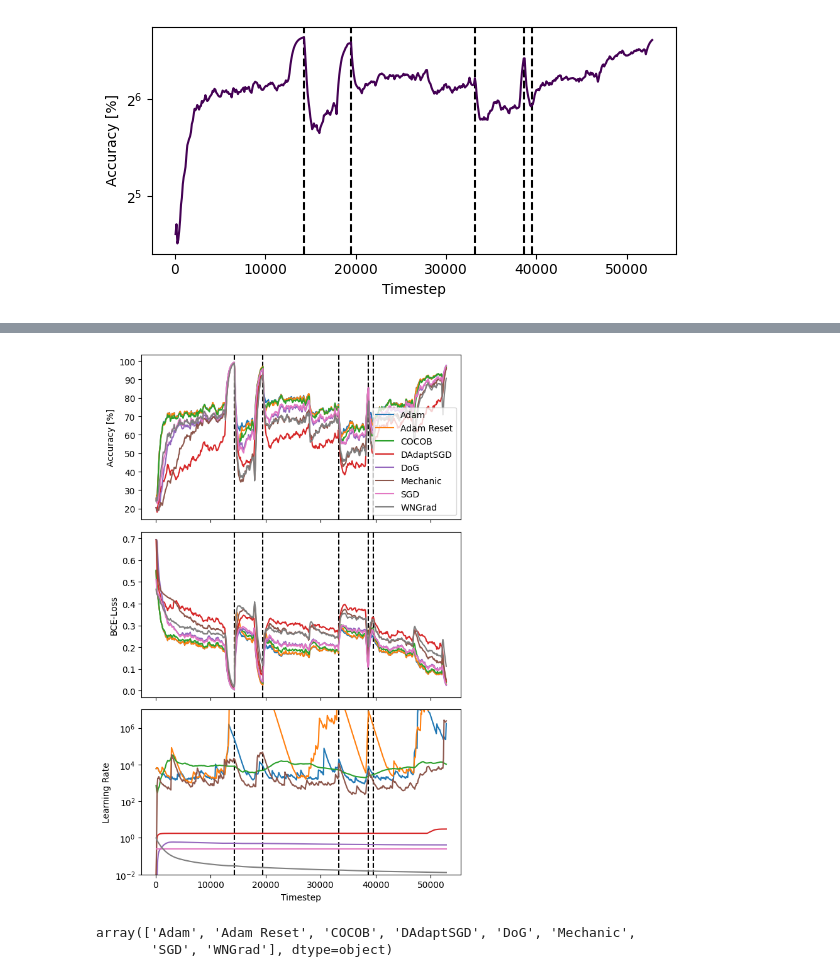
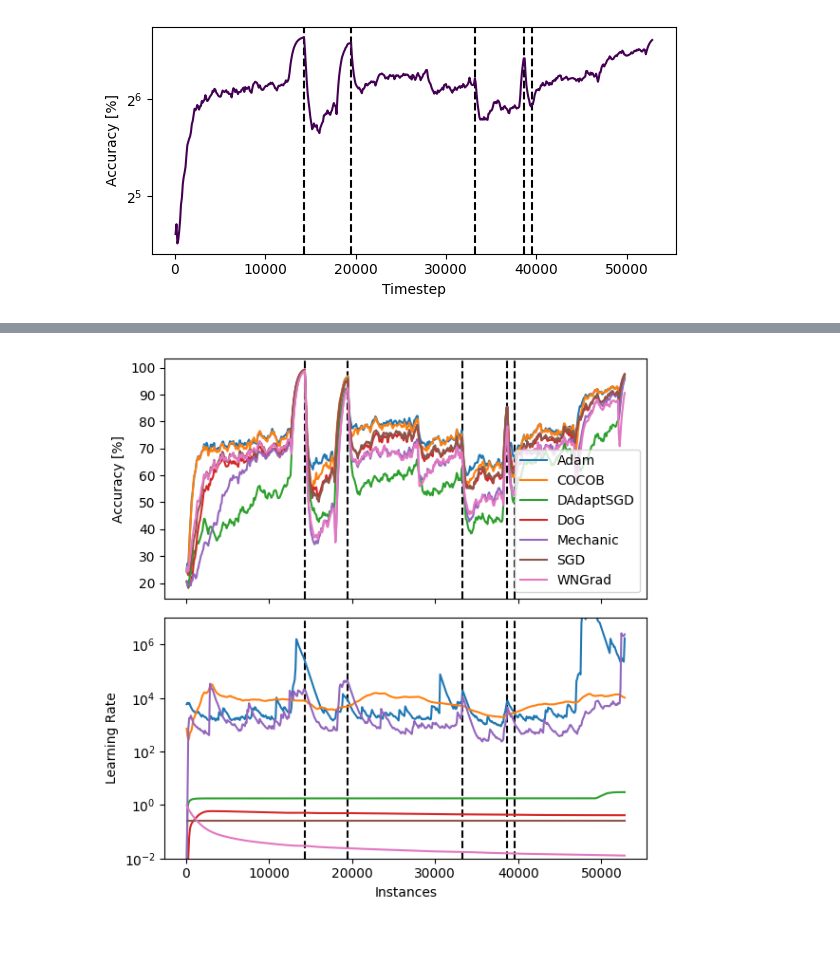
Before and after one commit to lucasczz/OLRONN, a Jupyter notebook: notebooks/effective_lrs.ipynb, the cells around one changed output, grey strips where cells are left out. Cells and saved outputs as stored; diff of their text form; code cells hidden in the pictures; blank space fills up the shorter version.

```diff
--- a/notebooks/effective_lrs.ipynb
+++ b/notebooks/effective_lrs.ipynb
@@ -114,11 +114,12 @@ dfp = dfp[
     & (dfp["schedule"].isin(schedules))
 ]
 change_points = [14352, 19500, 33240, 38682, 39510]
-metrics = ["accuracy_mean", "loss_mean", "lr_mean"]
-names = ["Accuracy [%]", "BCE-Loss", "Learning Rate"]
+metrics = ["accuracy_mean", "lr_mean"]
+names = ["Accuracy [%]", "Learning Rate"]
+n_rows = len(metrics)
 
 cmapper = ValueColorMapper(values=dfp["schedule"].unique())
-fig, axs = plt.subplots(nrows=3, figsize=(6, 9), sharex=True)
+fig, axs = plt.subplots(nrows=n_rows, figsize=(6, 3*n_rows), sharex=True)
 for row_idx, metric in enumerate(metrics):
     ax = axs[row_idx]
     for change_point in change_points:
@@ -143,7 +144,7 @@ ax
 ax.set_yscale("log")
 # ax.set_ylim([0.5, 1e7])
 axs[0].legend()
-ax.set_xlabel("Timestep")
+ax.set_xlabel("Instances")
 fig.tight_layout()
 plt.savefig("../pub/figures/lr_norms_schedules_insects_abrupt.pdf")
 # %% [output]
@@ -174,13 +152,13 @@ Index(['dataset', 'optimizer', 'step', 'schedule', 'seed_mean', 'seed_std',
 # %%
 # Make Plot for Insects abrupt dataset
 dfp = dfm.copy()
-optims = dfp['optimizer'] + " " + dfp['schedule']
-dfp['optimizer'] = optims.apply(lambda x: x.replace(' Fixed', ""))
+optims = dfp["optimizer"] + " " + dfp["schedule"]
+dfp["optimizer"] = optims.apply(lambda x: x.replace(" Fixed", ""))
 
 optimizers = [
     "SGD",
     "Adam",
-    'Adam Reset',
+    # "Adam Reset",
     # "SGD Exp. Reset",
     "COCOB",
     "WNGrad",
@@ -188,40 +166,36 @@ optimizers = [
     "DoG",
     # "AdaGrad",
     "Mechanic",
 ]
 
 dfp = dfp[(dfp["dataset"] == "Insects abrupt") & (dfp["optimizer"].isin(optimizers))]
 change_points = [14352, 19500, 33240, 38682, 39510]
-metrics = ["accuracy_mean", "loss_mean", "lr_norm_mean"]
-names = ["Accuracy [%]", "BCE-Loss", "Learning Rate"]
+metrics = ["accuracy_mean", "lr_norm_mean"]
+names = ["Accuracy [%]", "Learning Rate"]
+n_rows = len(metrics)
 
 cmapper = ValueColorMapper(values=dfp["optimizer"].unique())
-fig, axs = plt.subplots(nrows=3, figsize=(6, 9), sharex=True)
+fig, axs = plt.subplots(nrows=n_rows, figsize=(6, 3 * n_rows), sharex=True)
 for row_idx, metric in enumerate(metrics):
     ax = axs[row_idx]
     for change_point in change_points:
         ax.axvline(change_point, color="black", linestyle="dashed")
     for schedule, dfs in dfp.groupby("optimizer"):
         color = cmapper(schedule)
         ax.plot(
             dfs["step"],
             dfs[metric].ewm(alpha=0.2).mean(),
             # c=color,
             label=schedule,
         )
 
 for ax, name in zip(axs, names):
     ax.set_ylabel(name)
 ax.set_yscale("log")
 ax.set_ylim([1e-2, 1e7])
 axs[0].legend()
-ax.set_xlabel("Timestep")
+ax.set_xlabel("Instances")
 fig.tight_layout()
 plt.savefig("../pub/figures/lr_norms_optims_insects_abrupt.pdf")
 # %% [output]
-[figure, old version]
+[figure, new version]
-# %%
-dfp.optimizer.unique()
-# %% [output]
-array(['Adam', 'Adam Reset', 'COCOB', 'DAdaptSGD', 'DoG', 'Mechanic',
-       'SGD', 'WNGrad'], dtype=object)
```
Also changed, not shown: parts of 2 cells of this notebook, 7 other files.
